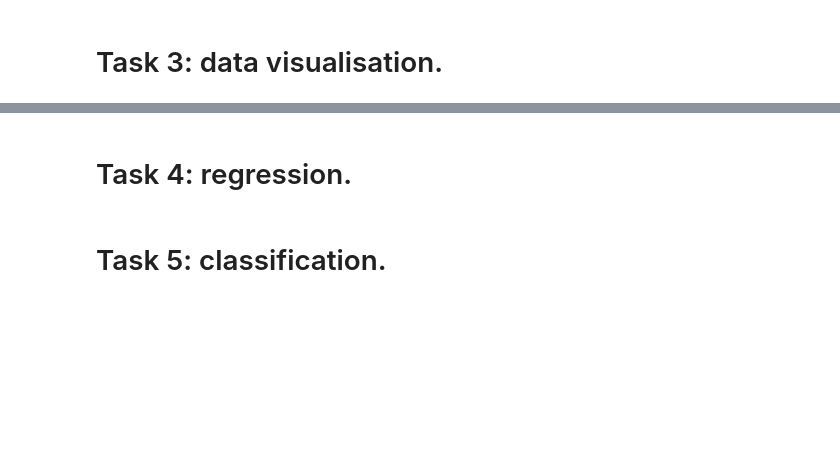
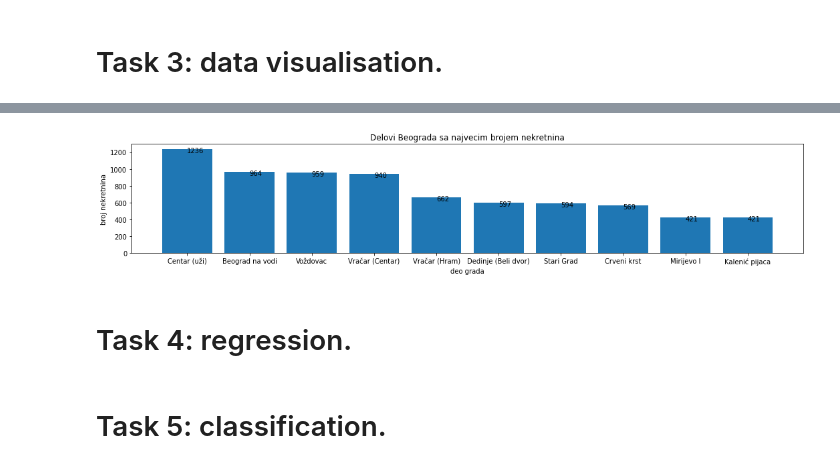
Before and after one commit to fishsalad183/ETF-PSZ, a Jupyter notebook: PSZ - Vojislav Bogosavljevic.ipynb, the cells around one changed output, grey strips where cells are left out. Cells and saved outputs as stored; diff of their text form; code cells hidden in the pictures; blank space fills up the shorter version.

```diff
--- a/PSZ - Vojislav Bogosavljevic.ipynb
+++ b/PSZ - Vojislav Bogosavljevic.ipynb
@@ -275,3 +321,7 @@ id: 10676 | naslov: #16548, Prodaja, Kuća, SENJAK, 2150000 EUR | cena: 2150000
 db.close()
 # %% [markdown]
 # Task 3: data visualisation.
+# %%
+import matplotlib.pyplot as plt
+from db.mysql import MysqlDAO
+db = MysqlDAO('nekretnine')
@@ -277,0 +330,13 @@ db.close()
+# %%
+fig, ax = plt.subplots()
+delovi_grada, brojevi_nekretnina = zip(*[(elem['deo_grada'], elem['broj_nekretnina']) for elem in db.top_delovi_beograda()])
+ax.bar(delovi_grada, brojevi_nekretnina)
+ax.set_title("Delovi Beograda sa najvecim brojem nekretnina")
+ax.set_xlabel("deo grada")
+ax.set_ylabel("broj nekretnina")
+
+fig.set_size_inches(18, 3)
+for d, b in zip(delovi_grada, brojevi_nekretnina):
+    ax.annotate(str(b), xy=(d, b - 100))
+# %% [output]
+[figure, added]
```
Also changed, not shown: parts of 11 cells of this notebook, 1 other file.
